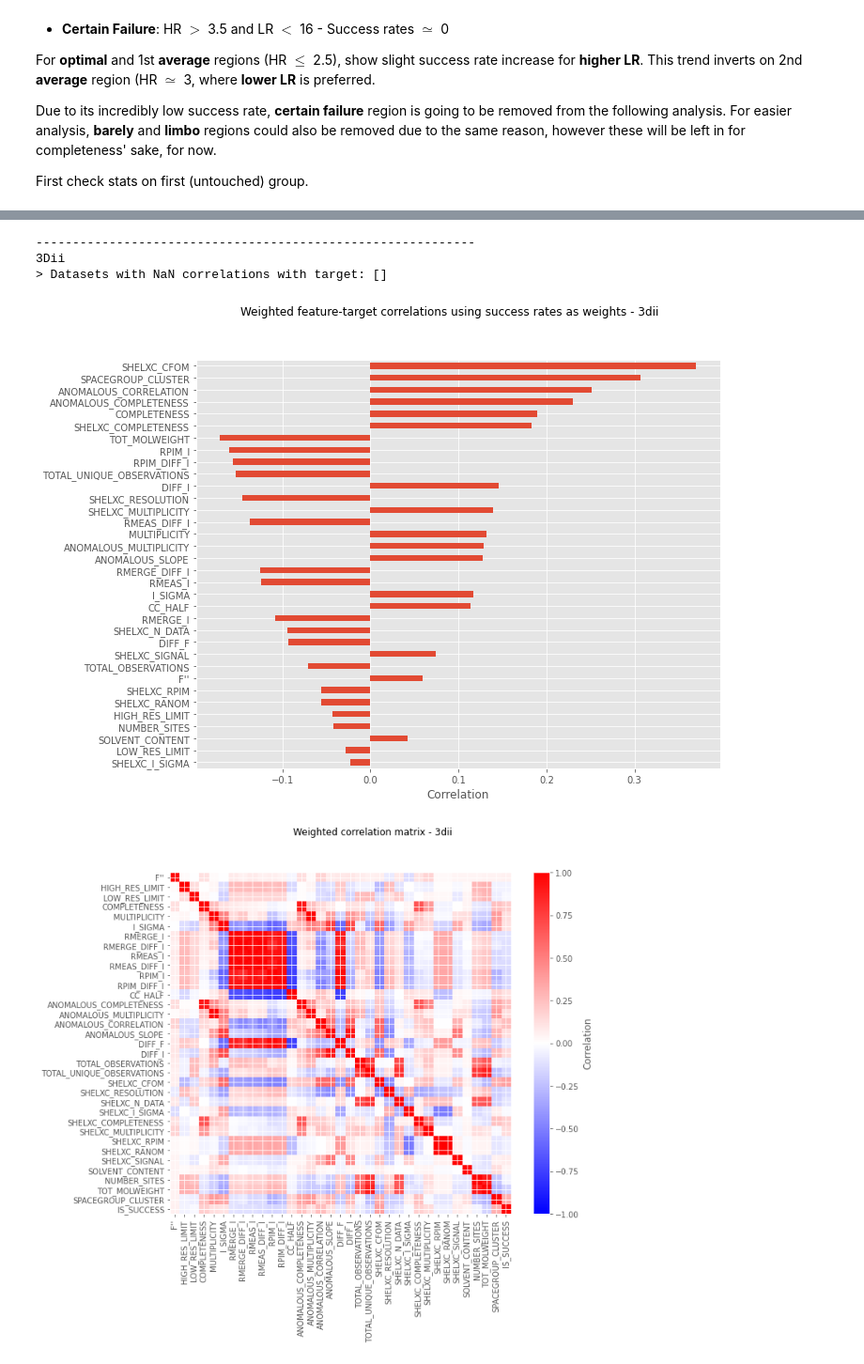
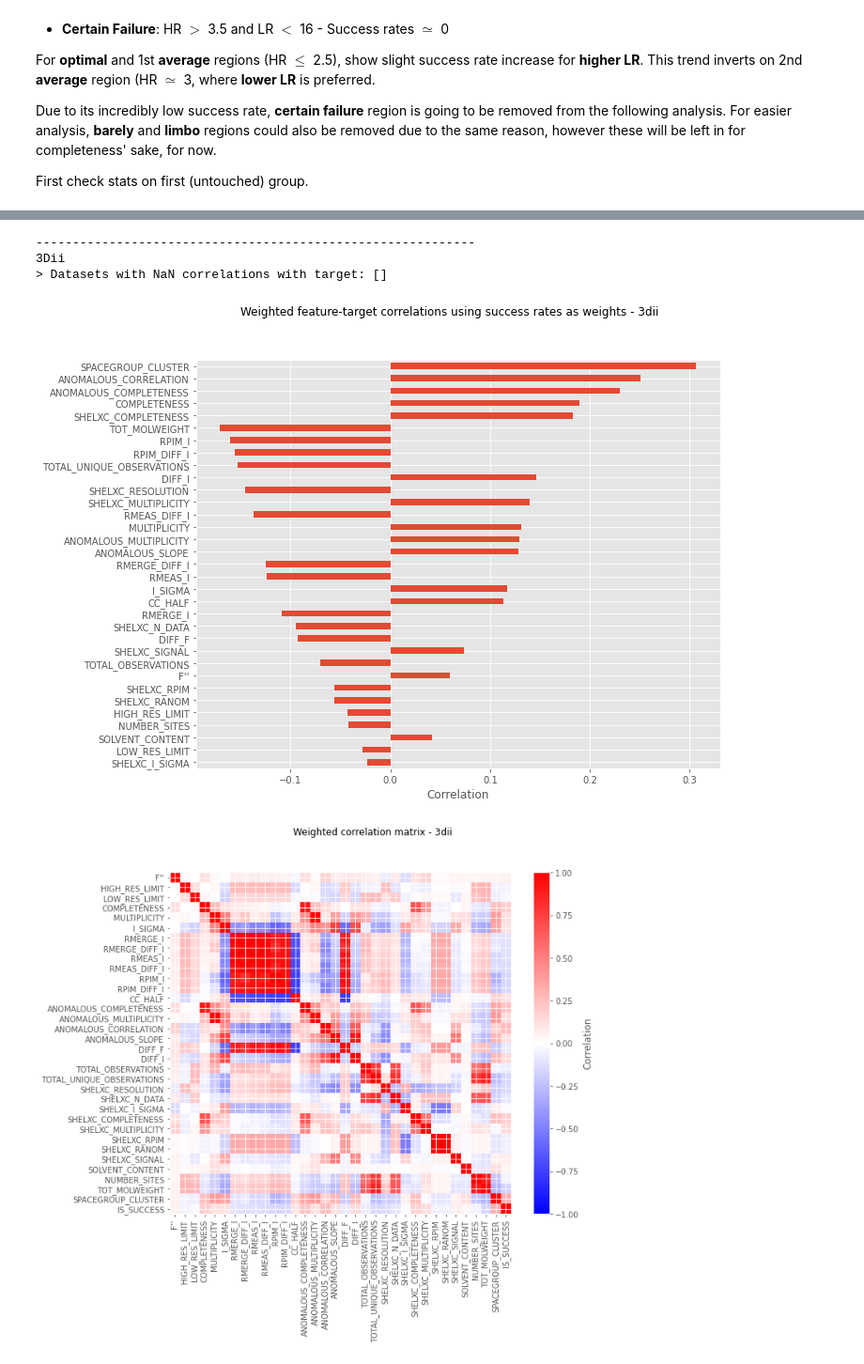
Before and after one commit to Sharkmas6/Diamond_ML, a Jupyter notebook: jupyter/Grouping_Res_2.0.ipynb, the cells around one changed output, grey strips where cells are left out. Shown at 94% size. Drawn from its saved outputs; the diff is of its cells as text; code cells hidden in the pictures.

```diff
--- a/jupyter/Grouping_Res_2.0.ipynb
+++ b/jupyter/Grouping_Res_2.0.ipynb
@@ -158,13 +158,15 @@ from grouping import cluster_spacegroups
 
 for db_kind, datum in data.items():
     print(db_kind.title())
-    x, y, union = datum.unpack(drop_col=["DATASET_id", "RESOLUTION_LOW", "RESOLUTION_HIGH"], union=True)
+    x, y, union = datum.unpack(drop_col=["DATASET_id", "RESOLUTION_LOW", "RESOLUTION_HIGH", "SHELXC_CFOM"], union=True)
 
     # encode spacegroup to int based on success rate cluster
     n_clusters = 4 if db_kind == "dials" else 5
     _, spc_grp_map, _ = cluster_spacegroups(union, n_clusters)
     x["SPACEGROUP_CLUSTER"] = x["SPACEGROUP"].map(spc_grp_map)
     x = x.drop("SPACEGROUP", axis=1)
+    union["SPACEGROUP_CLUSTER"] = union["SPACEGROUP"].map(spc_grp_map)
+    union = union.drop("SPACEGROUP", axis=1)
 
     # take only untouched data
     i = 1
@@ -256,7 +255,7 @@ lows, highs = ["OG", 80, 60, 40, 20, 18, 16, 14, 12, 10], ["OG", 1.5, 2, 2.5, 3,
 
 for db_kind, datum in data.items():
     print(db_kind.title())
-    x, y, union = datum.unpack(drop_col=["DATASET_id"], union=True)
+    x, y, union = datum.unpack(drop_col=["DATASET_id", "SHELXC_CFOM"], union=True)
 
     # get low/high resolution limits
     res_col_names = ["DATASET_NAME", "RESOLUTION_LOW", "RESOLUTION_HIGH"]
@@ -352,8 +351,8 @@ Dials
 ------------------------------------------------------------
 3Dii
 > Datasets with NaN correlations with target: []
-[figure, old version]
+[figure, new version]
-[figure, old version]
+[figure, new version]
 ------------------------------------------------------------
 # %% [markdown]
 Results generally agree with those for the 'untouched' dataset, with a few exceptions:
```
Also changed, not shown: parts of 7 cells of this notebook.
